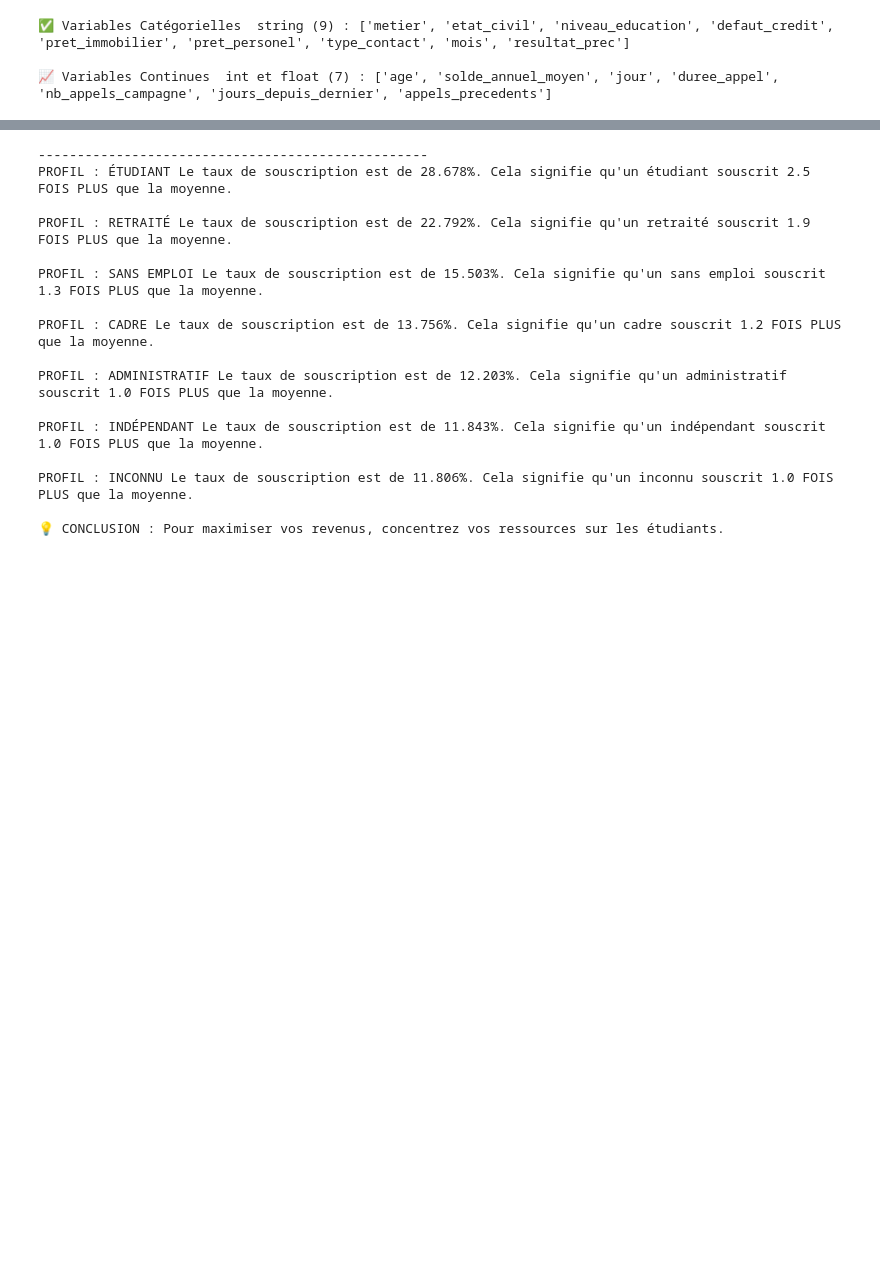
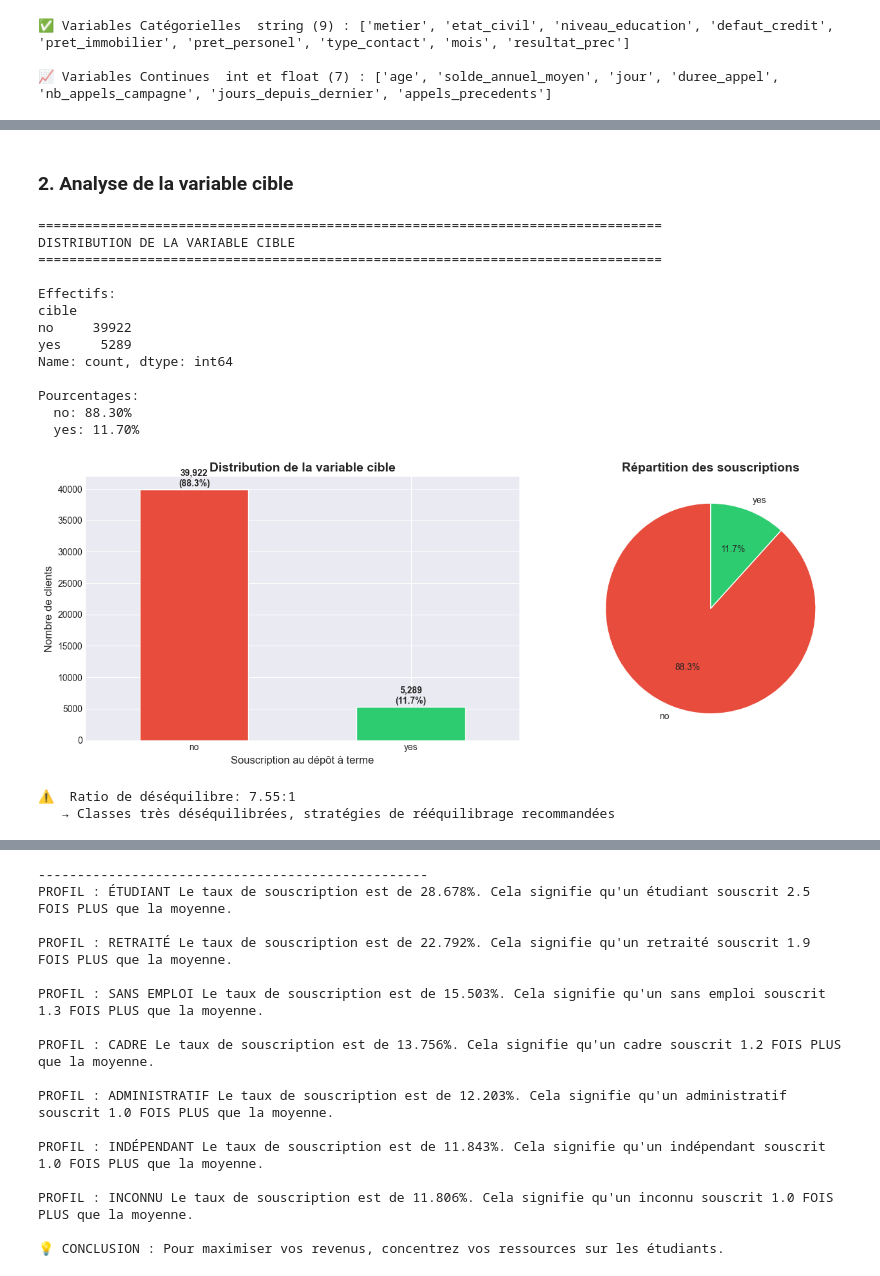
Before and after one commit to Justclemax/Mini_Projet_DM1_analyse_exploratoire_Reda_-_Clement, a Jupyter notebook: notebook/01_analyse_exploratoire.ipynb, the cells around one changed output, grey strips where cells are left out. Saved outputs shown, nothing was run; the diff lists cells and outputs as text; code cells hidden in the pictures; blank space fills up the shorter version.

```diff
--- a/notebook/01_analyse_exploratoire.ipynb
+++ b/notebook/01_analyse_exploratoire.ipynb
@@ -282,0 +267,61 @@ Référence métier : pratiques courantes du marketing bancaire, où les taux de
+# %% [markdown]
+### 2. Analyse de la variable cible
+# %%
+# Distribution de la cible
+print("=" * 80)
+print("DISTRIBUTION DE LA VARIABLE CIBLE")
+print("=" * 80)
+
+cible_counts = df_bank_marketing_clean['cible'].value_counts()
+cible_pct = df_bank_marketing_clean['cible'].value_counts(normalize=True) * 100
+
+print(f"\nEffectifs:")
+print(cible_counts)
+print(f"\nPourcentages:")
+for val, pct in cible_pct.items():
+    print(f"  {val}: {pct:.2f}%")
+
+# Visualisation
+fig, axes = plt.subplots(1, 2, figsize=(14, 5))
+
+# Diagramme en barres
+cible_counts.plot(kind='bar', ax=axes[0], color=['#e74c3c', '#2ecc71'])
+axes[0].set_title('Distribution de la variable cible', fontsize=14, fontweight='bold')
+axes[0].set_xlabel('Souscription au dépôt à terme', fontsize=12)
+axes[0].set_ylabel('Nombre de clients', fontsize=12)
+axes[0].set_xticklabels(axes[0].get_xticklabels(), rotation=0)
+
+for i, v in enumerate(cible_counts):
+    axes[0].text(i, v + 500, f'{v:,}\n({cible_pct.iloc[i]:.1f}%)',
+                ha='center', fontweight='bold')
+
+# Diagramme circulaire
+axes[1].pie(cible_counts, labels=cible_counts.index, autopct='%1.1f%%',
+           colors=['#e74c3c', '#2ecc71'], startangle=90)
+axes[1].set_title('Répartition des souscriptions', fontsize=14, fontweight='bold')
+
+plt.tight_layout()
+plt.show()
+
+# Déséquilibre des classes
+ratio = cible_counts.max() / cible_counts.min()
+print(f"\n⚠️  Ratio de déséquilibre: {ratio:.2f}:1")
+if ratio > 3:
+    print("   → Classes très déséquilibrées, stratégies de rééquilibrage recommandées")
+# %% [output]
+================================================================================
+DISTRIBUTION DE LA VARIABLE CIBLE
+================================================================================
+
+Effectifs:
+cible
+no     39922
+yes     5289
+Name: count, dtype: int64
+
+Pourcentages:
+  no: 88.30%
+  yes: 11.70%
+[figure, added]
+⚠️  Ratio de déséquilibre: 7.55:1
+   → Classes très déséquilibrées, stratégies de rééquilibrage recommandées
```
Also changed, not shown: parts of 73 cells of this notebook, 15 other files.
